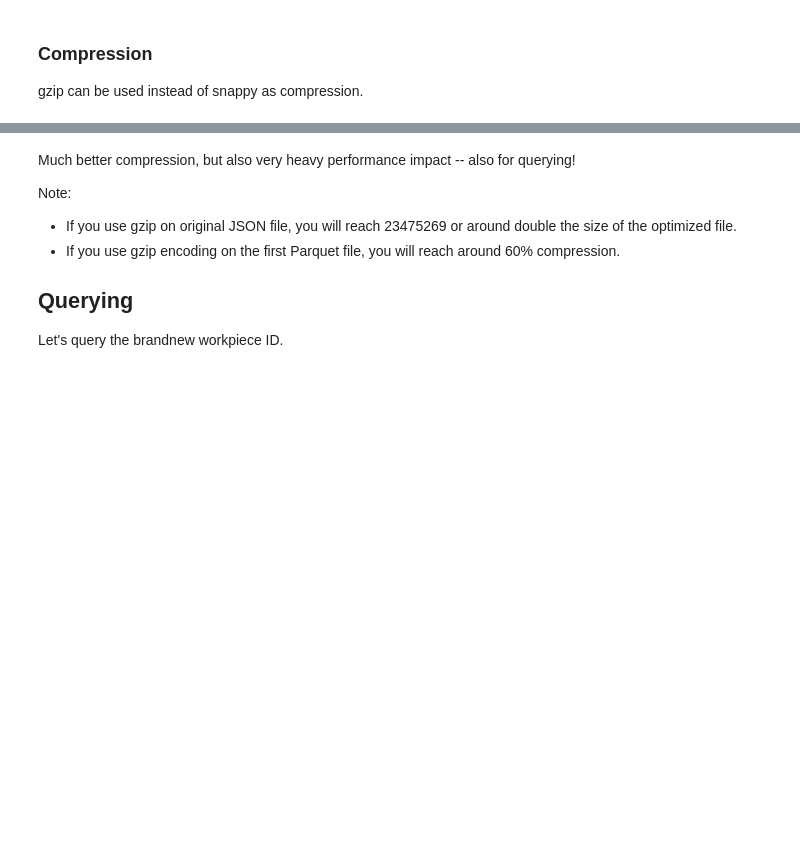
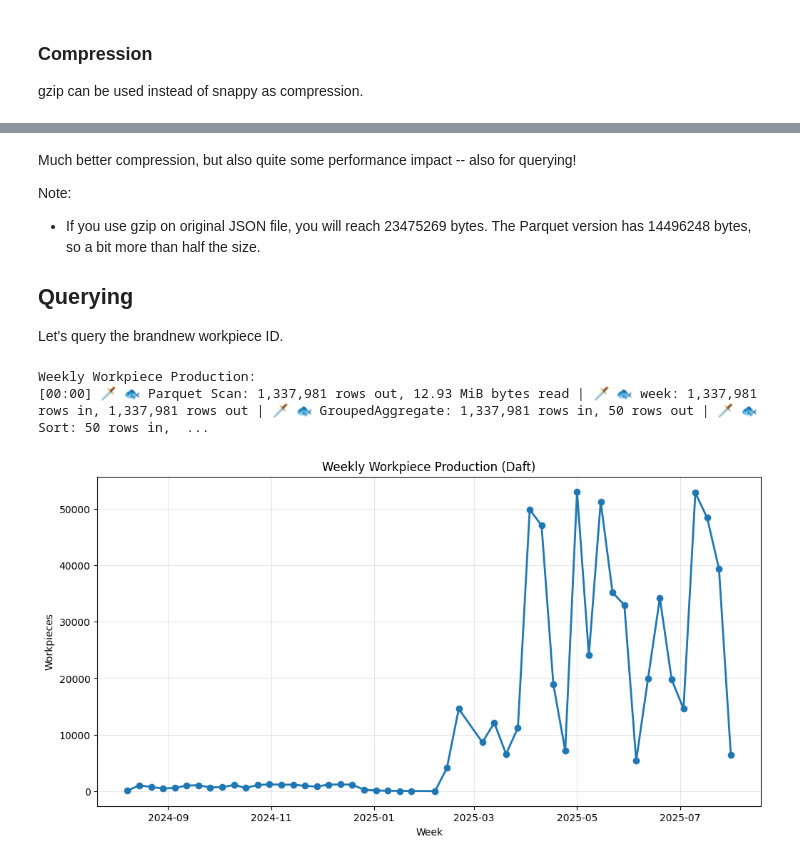
Before and after one commit to Cumulocity-IoT/knee-deep-in-the-lake, a Jupyter notebook: 01_parquet/02_tuning.ipynb, the cells around one changed output, grey strips where cells are left out. Cells and saved outputs as stored; diff of their text form; code cells hidden in the pictures; blank space fills up the shorter version.

Commit message:
feat: First version of tuning

```diff
--- a/01_parquet/02_tuning.ipynb
+++ b/01_parquet/02_tuning.ipynb
@@ -279,36 +173,36 @@ print(f"Gzipped write time: {gzip_duration:.2f} seconds")
 # %% [markdown]
-Much better compression, but also very heavy performance impact -- also for querying!
+Much better compression, but also quite some performance impact -- also for querying!
 
 Note:
-* If you use gzip on original JSON file, you will reach 23475269 or around double the size of the optimized file.
-* If you use gzip encoding on the first Parquet file, you will reach around 60% compression.
+* If you use gzip on original JSON file, you will reach 23475269 bytes. The Parquet version has 14496248 bytes, so a bit more than half the size.
 
 ## Querying
 
 Let's query the brandnew workpiece ID.
 # %%
-con = duckdb.connect()
+print("Weekly Workpiece Production:")
+df_final = daft.read_parquet(str(events_parquet_path_split))
 
-query = f"""
-SELECT
-    DATE_TRUNC('week', time) as week,
-    COUNT(distinct workpiece_id) as pieces_per_week
-FROM '{events_parquet_path_split}'
-GROUP BY week
-ORDER BY week
-"""
-result = con.execute(query).fetchdf()
+result = (
+    df_final
+    .with_column("week", daft.col("time").date_trunc("1 week"))
+    .groupby("week")
+    .agg(daft.col("workpiece_id").count_distinct().alias("pieces_per_week"))
+    .sort("week")
+    .to_pandas()
+)
 
+# Visualize
 plt.figure(figsize=(12, 6))
-plt.plot(result['week'], result['pieces_per_week'], marker='o', linewidth=2, markersize=6)
-plt.xlabel('Week', fontsize=12)
-plt.ylabel('Workpieces per Week', fontsize=12)
-plt.title('Weekly Workpiece Production', fontsize=14, fontweight='bold')
+plt.plot(result['week'], result['pieces_per_week'], marker='o', linewidth=2)
+plt.xlabel('Week')
+plt.ylabel('Workpieces')
+plt.title('Weekly Workpiece Production (Daft)')
 plt.grid(True, alpha=0.3)
-plt.xticks(rotation=45, ha='right')
-plt.tight_layout()
 plt.show()
-
-con.close()
+# %% [output]
+Weekly Workpiece Production:
+[00:00] 🗡️ 🐟 Parquet Scan: 1,337,981 rows out, 12.93 MiB bytes read | 🗡️ 🐟 week: 1,337,981 rows in, 1,337,981 rows out | 🗡️ 🐟 GroupedAggregate: 1,337,981 rows in, 50 rows out | 🗡️ 🐟 Sort: 50 rows in,  ...
+[figure, added]
 # %% [markdown]
 ## Summary
```
Also changed, not shown: parts of 13 cells of this notebook.
